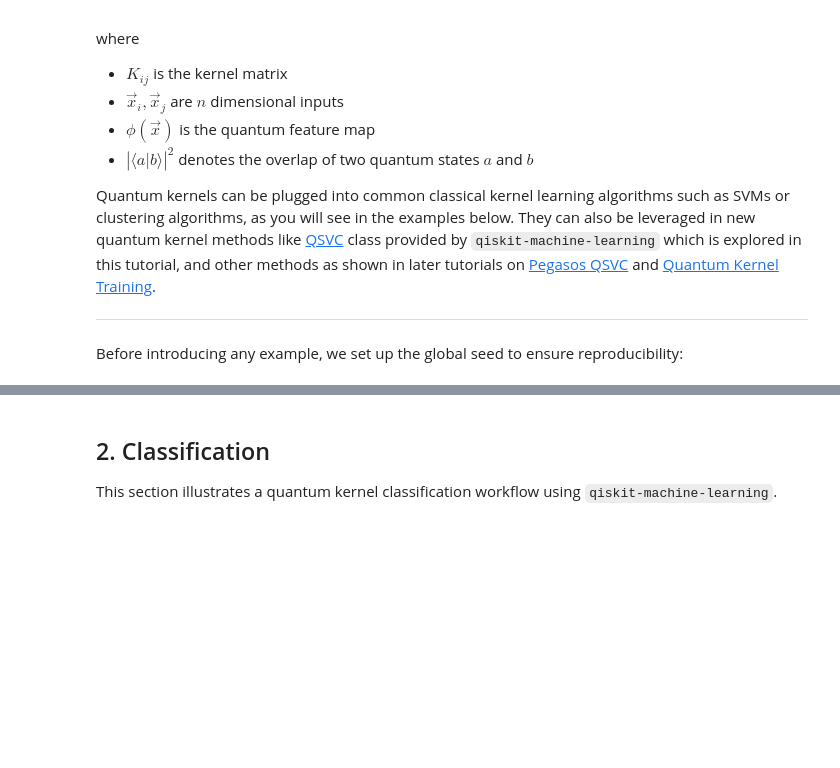
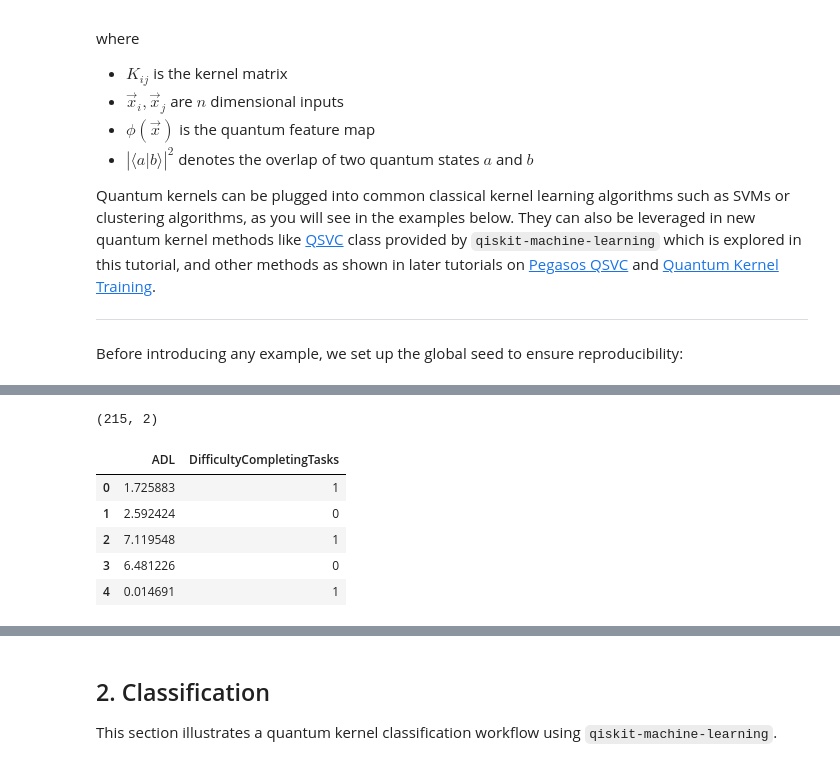
Before and after one commit to SthePasso/Quantum_Informatics_Summer_2025, a Jupyter notebook: solution/04s_homework.ipynb, the cells around one changed output, grey strips where cells are left out. Cells and saved outputs as stored; diff of their text form; code cells hidden in the pictures; blank space fills up the shorter version.

```diff
--- a/solution/04s_homework.ipynb
+++ b/solution/04s_homework.ipynb
@@ -76,0 +87,4 @@ Before introducing any example, we set up the global seed to ensure reproducibil
+# %%
+# X = 2 atributs; y = diagnostic
+X = df[["ADL", "DifficultyCompletingTasks"]] #[["Age", "AlcoholConsumption", "DietQuality", "ADL", "DifficultyCompletingTasks"]]
+y = df["Diagnosis"]
@@ -76,0 +95,11 @@ Before introducing any example, we set up the global seed to ensure reproducibil
+# %%
+print(X.shape)
+X.head()
+# %% [output]
+(215, 2)
+|  | ADL | DifficultyCompletingTasks |
+| 0 | 1.725883 | 1 |
+| 1 | 2.592424 | 0 |
+| 2 | 7.119548 | 1 |
+| 3 | 6.481226 | 0 |
+| 4 | 0.014691 | 1 |
```
Also changed, not shown: parts of 48 cells of this notebook.
